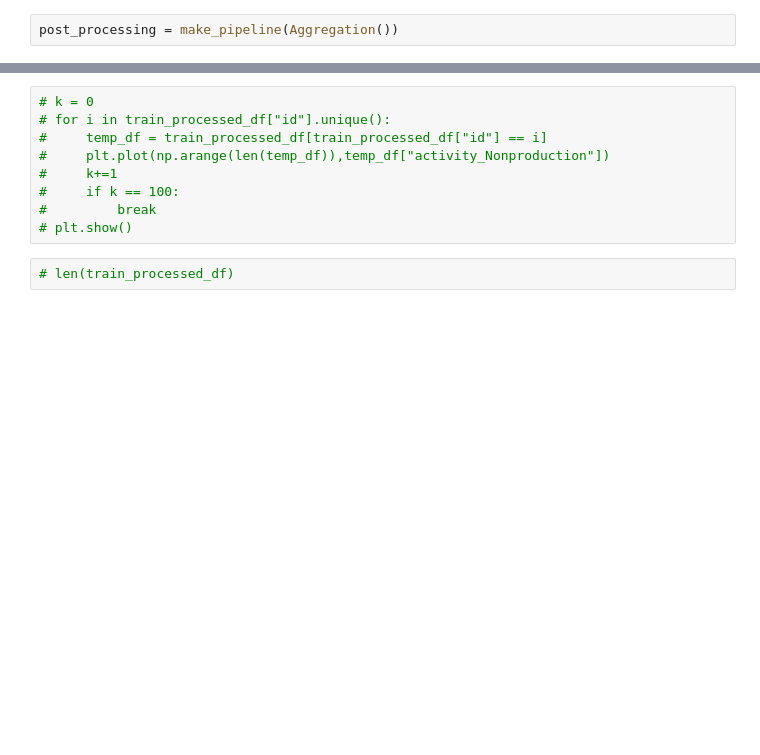
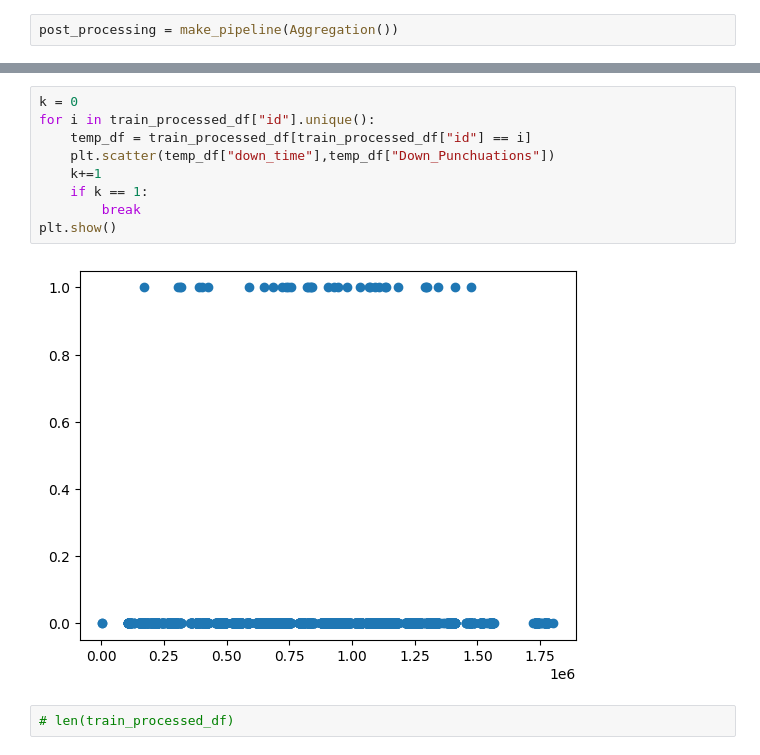
Before and after one commit to kirtan517/Linking-Writing-Processes-to-Writing-Quality, a Jupyter notebook: Main.ipynb, the cells around one changed output, grey strips where cells are left out. Saved outputs shown, nothing was run; the diff lists cells and outputs as text; blank space fills up the shorter version.

```diff
--- a/Main.ipynb
+++ b/Main.ipynb
@@ -469,11 +510,13 @@ test_postprocessed_df = pd.DataFrame(test_postprocessed_numpy,columns=post_proce
 # %%
-# k = 0
-# for i in train_processed_df["id"].unique():
-#     temp_df = train_processed_df[train_processed_df["id"] == i]
-#     plt.plot(np.arange(len(temp_df)),temp_df["activity_Nonproduction"])
-#     k+=1
-#     if k == 100:
-#         break
-# plt.show()
+k = 0
+for i in train_processed_df["id"].unique():
+    temp_df = train_processed_df[train_processed_df["id"] == i]
+    plt.scatter(temp_df["down_time"],temp_df["Down_Punchuations"])
+    k+=1
+    if k == 1:
+        break
+plt.show()
+# %% [output]
+[figure, added]
 # %%
 # len(train_processed_df)
```
Also changed, not shown: parts of 24 cells of this notebook, 2 other files.
